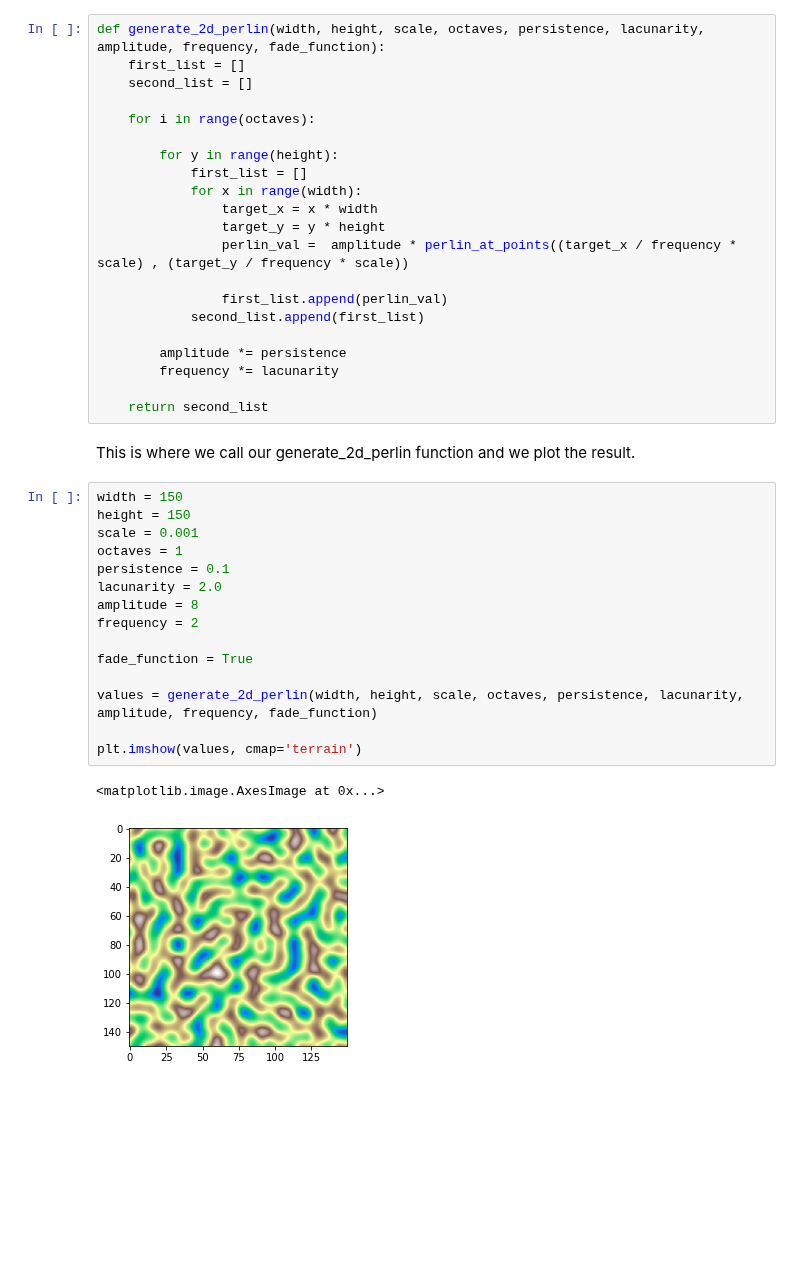
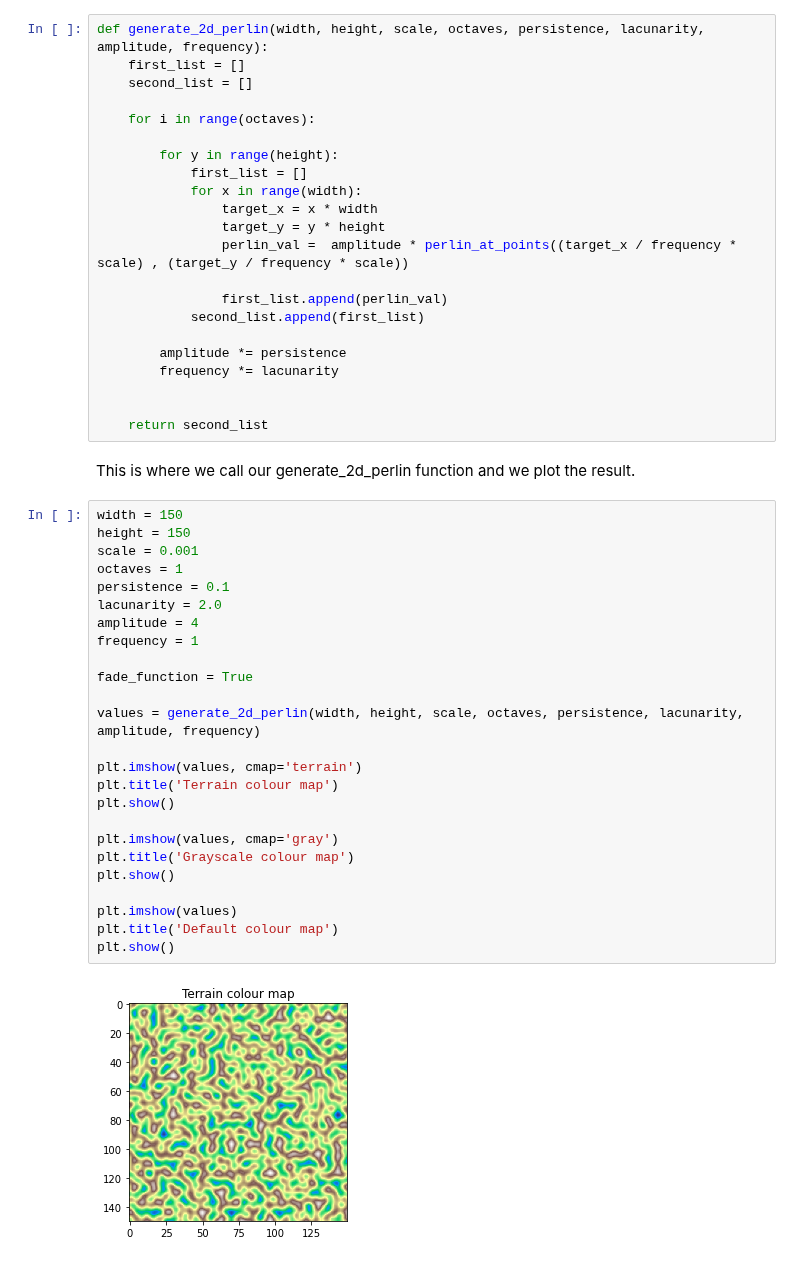
Before and after one commit to MartinYordanov374/Perlin-Noise-Research, a Jupyter notebook: perlin-noise-research.ipynb, the cells around one changed output. Saved outputs shown, nothing was run; the diff lists cells and outputs as text; blank space fills up the shorter version.

Commit message:
Added 3 different colour maps to the result + some explanations regarding the parameter that perlin noise requires

```diff
--- a/perlin-noise-research.ipynb
+++ b/perlin-noise-research.ipynb
@@ -214,5 +240,5 @@ We give it parameters such as width, height, scale, octaves etc. and based on th
 # %%
-def generate_2d_perlin(width, height, scale, octaves, persistence, lacunarity, amplitude, frequency, fade_function):
+def generate_2d_perlin(width, height, scale, octaves, persistence, lacunarity, amplitude, frequency):
     first_list = []
     second_list = []
 
@@ -231,24 +257,34 @@ def generate_2d_perlin(width, height, scale, octaves, persistence, lacunarity, a
         amplitude *= persistence
         frequency *= lacunarity
 
+
     return second_list
 # %% [markdown]
 This is where we call our generate_2d_perlin function and we plot the result.
 # %%
 width = 150
 height = 150
 scale = 0.001
 octaves = 1
 persistence = 0.1
 lacunarity = 2.0
-amplitude = 8
-frequency = 2
+amplitude = 4
+frequency = 1
 
 fade_function = True
 
-values = generate_2d_perlin(width, height, scale, octaves, persistence, lacunarity, amplitude, frequency, fade_function)
+values = generate_2d_perlin(width, height, scale, octaves, persistence, lacunarity, amplitude, frequency)
 
 plt.imshow(values, cmap='terrain')
+plt.title('Terrain colour map')
+plt.show()
+
+plt.imshow(values, cmap='gray')
+plt.title('Grayscale colour map')
+plt.show()
+
+plt.imshow(values)
+plt.title('Default colour map')
+plt.show()
 # %% [output]
-<matplotlib.image.AxesImage at 0x...>
-[figure, old version]
+[figure, new version]
```
Also changed, not shown: parts of 6 cells of this notebook.
